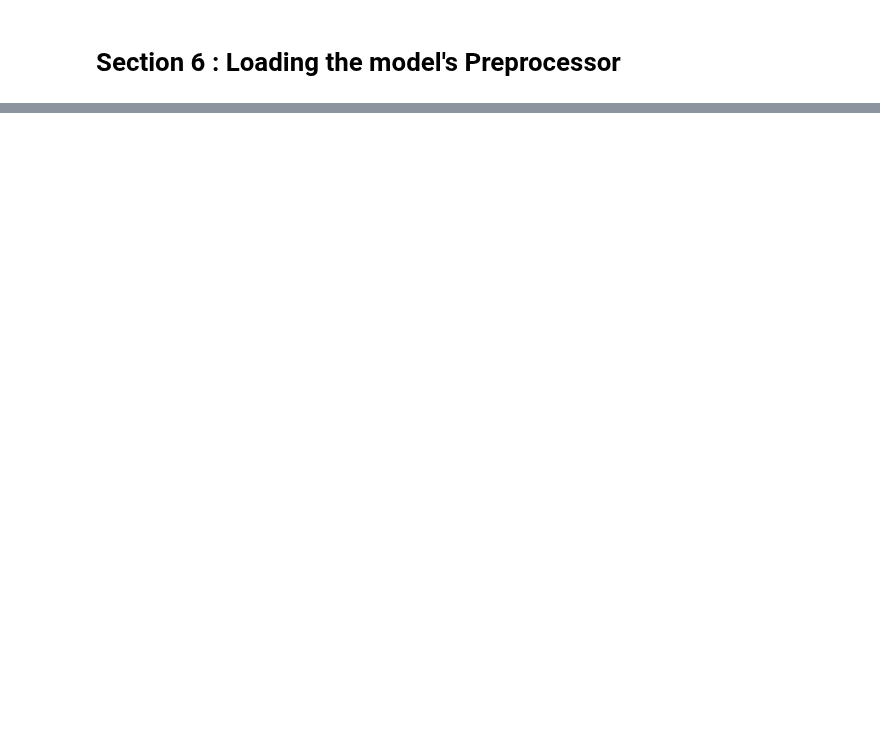
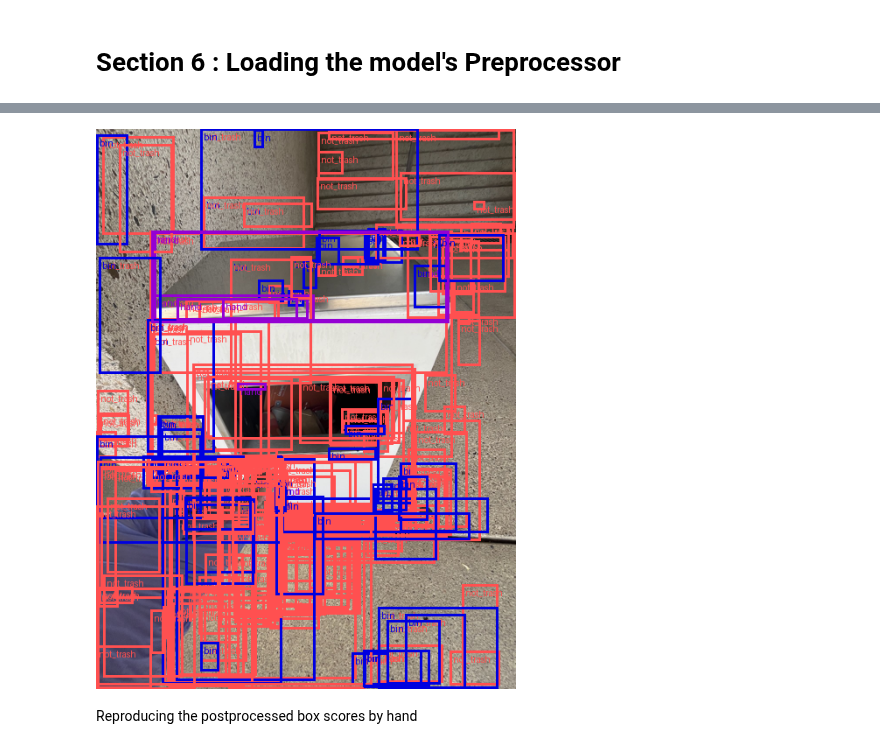
Before and after one commit to This-Is-Suhrid-apparently/DL_Backbone_Implementations, a Jupyter notebook: Object_Detection_with_HF_Transformers/object_detection.ipynb, the cells around one changed output, grey strips where cells are left out. Cells and saved outputs as stored; diff of their text form; code cells hidden in the pictures; blank space fills up the shorter version.

```diff
--- a/Object_Detection_with_HF_Transformers/object_detection.ipynb
+++ b/Object_Detection_with_HF_Transformers/object_detection.ipynb
@@ -709,0 +1142,4 @@ True
+# %%
+# Create a not so random sample and inspect it (Basically selecting a sample at random and using the same sample for understandability)
+random_sample = dataset["train"][77]
+random_sample
@@ -709,0 +1276,12 @@ True
+# %%
+# Set the score threshold for postprocessing
+THRESHOLD = 0.4 # adjust this where necessary to get a handful of outputs below (note: if it's too high, e.g. 0.5+, you might not see any outputs, try lowering to 0.3
+
+# Post process a single output from our model
+random_sample_outputs_post_processed = image_processor.post_process_object_detection(
+    outputs=random_sample_outputs,
+    threshold=THRESHOLD, # all boxes with scores under this value will be discarded (best to experiment with it)
+    target_sizes=random_sample_preprocessed["labels"][0]["orig_size"].unsqueeze(0) # original input image size (or whichever target size you'd like), required to be same number of input items in a list
+)
+
+print(random_sample_outputs_post_processed, '\n', random_sample_preprocessed["labels"][0]["orig_size"].unsqueeze(0))
@@ -709,0 +1323,39 @@ True
+# %%
+# Get target image and boxes (half them for display purposes in the notebook)
+image_to_plot = half_image(random_sample["image"])
+boxes_to_plot = half_boxes(random_sample_outputs_post_processed[0]["boxes"])
+
+# Collect the boxes, scores and labels
+random_sample_label_names = []
+for result in random_sample_outputs_post_processed:
+     for score, label_id, box in zip(result["scores"],
+                                     result["labels"],
+                                     result["boxes"]):
+         score, label = score.item(), label_id.item()
+         box = [round(i, 2) for i in box.tolist()]
+         # Optionally print out each prediction
+         # print(f"[INFO] {model.config.id2label[label]}: {score:.2f} {box}")
+
+         random_sample_label_names.append(model.config.id2label[label])
+
+# Get the list of colours to plot
+random_sample_colours = [colour_palette[label_name] for label_name in random_sample_label_names]
+# print(f"Label names: {random_sample_label_names}")
+# print(f"Colour codes: {random_sample_colours}")
+
+# Create the output image with plotted boxes
+output_image_with_boxes = to_pil_image(
+    pic=draw_bounding_boxes(
+        image=pil_to_tensor(pic=image_to_plot),
+        boxes=boxes_to_plot,
+        labels=random_sample_label_names,
+        colors=random_sample_colours,
+        width=3,
+        # label_colors=random_sample_colours
+    )
+)
+output_image_with_boxes
+# %% [output]
+[figure, added]
+# %% [markdown]
+Reproducing the postprocessed box scores by hand
```
Also changed, not shown: parts of 66 cells of this notebook.
